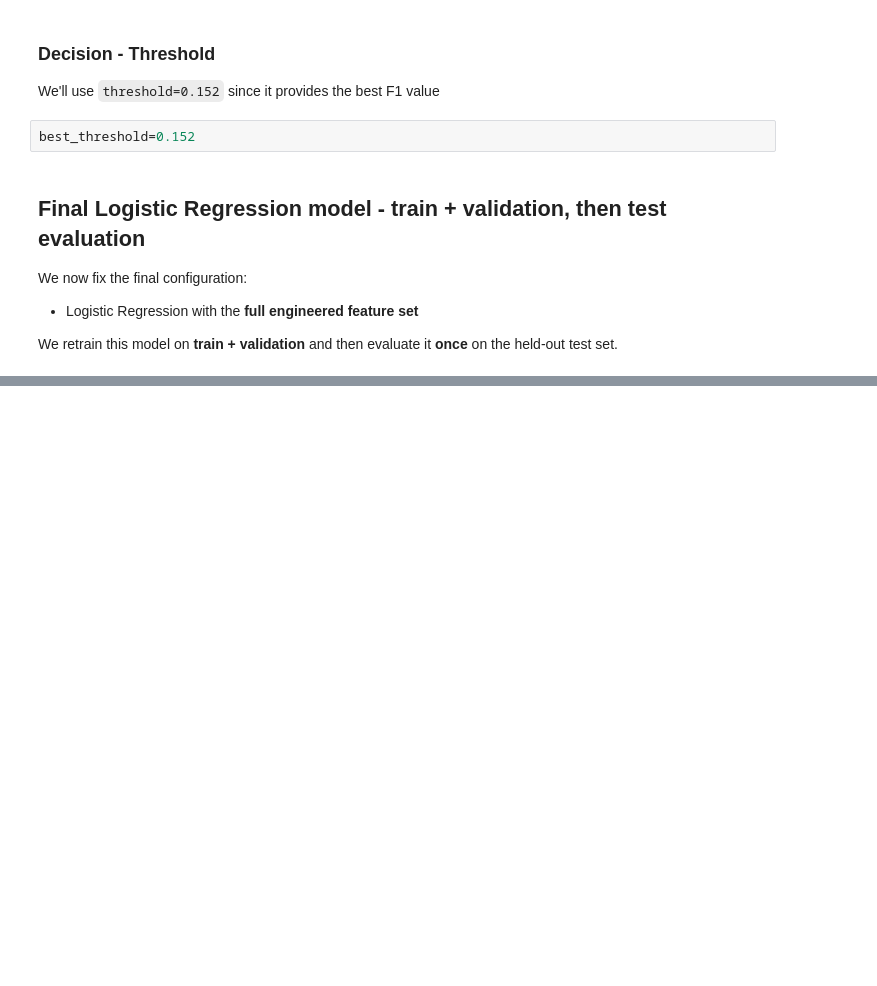
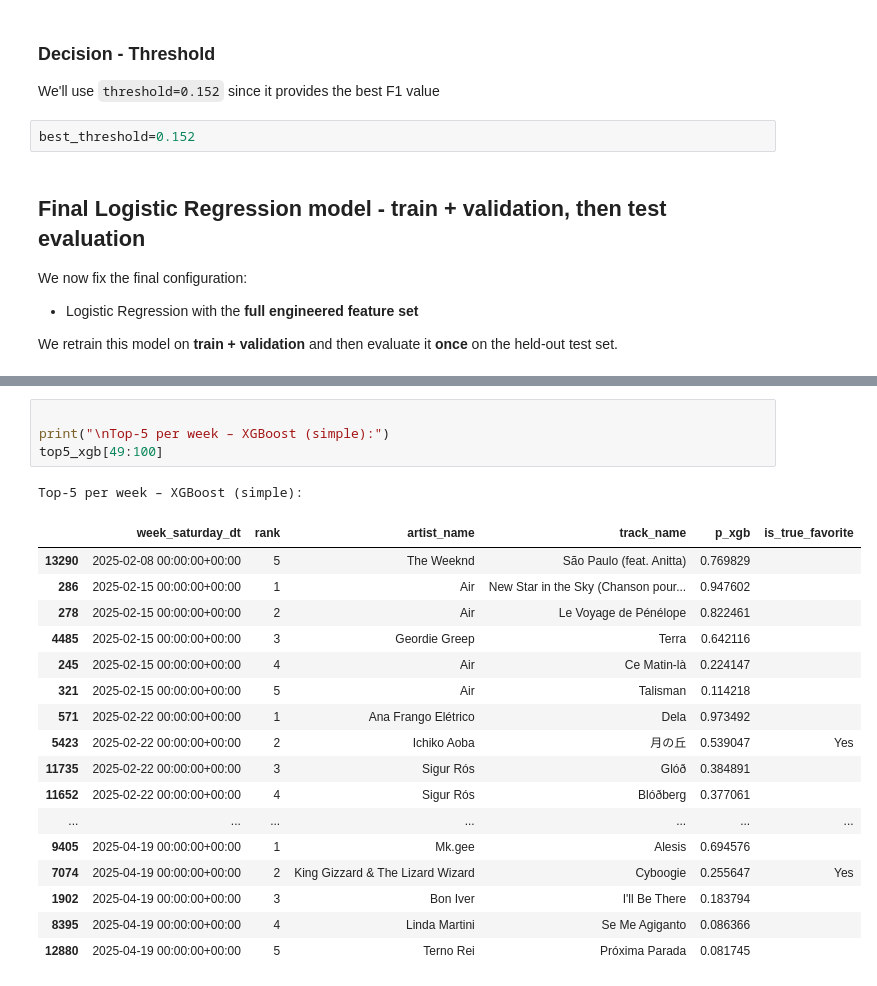
Before and after one commit to Tyainss/song-of-the-week, a Jupyter notebook: notebooks/01_model_training.ipynb, the cells around one changed output, grey strips where cells are left out. Drawn from its saved outputs; the diff is of its cells as text; blank space fills up the shorter version.

```diff
--- a/notebooks/01_model_training.ipynb
+++ b/notebooks/01_model_training.ipynb
@@ -577,0 +1245,23 @@ logreg_full_final      | ROC-AUC: 0.984 | PR-AUC: 0.256
+# %%
+
+print("\nTop-5 per week – XGBoost (simple):")
+top5_xgb[49:100]
+# %% [output]
+Top-5 per week – XGBoost (simple):
+|  | week_saturday_dt | rank | artist_name | track_name | p_xgb | is_true_favorite |
+| 13290 | 2025-02-08 00:00:00+00:00 | 5 | The Weeknd | São Paulo (feat. Anitta) | 0.769829 |  |
+| 286 | 2025-02-15 00:00:00+00:00 | 1 | Air | New Star in the Sky (Chanson pour... | 0.947602 |  |
+| 278 | 2025-02-15 00:00:00+00:00 | 2 | Air | Le Voyage de Pénélope | 0.822461 |  |
+| 4485 | 2025-02-15 00:00:00+00:00 | 3 | Geordie Greep | Terra | 0.642116 |  |
+| 245 | 2025-02-15 00:00:00+00:00 | 4 | Air | Ce Matin-là | 0.224147 |  |
+| 321 | 2025-02-15 00:00:00+00:00 | 5 | Air | Talisman | 0.114218 |  |
+| 571 | 2025-02-22 00:00:00+00:00 | 1 | Ana Frango Elétrico | Dela | 0.973492 |  |
+| 5423 | 2025-02-22 00:00:00+00:00 | 2 | Ichiko Aoba | 月の丘 | 0.539047 | Yes |
+| 11735 | 2025-02-22 00:00:00+00:00 | 3 | Sigur Rós | Glóð | 0.384891 |  |
+| 11652 | 2025-02-22 00:00:00+00:00 | 4 | Sigur Rós | Blóðberg | 0.377061 |  |
+| ... | ... | ... | ... | ... | ... | ... |
+| 9405 | 2025-04-19 00:00:00+00:00 | 1 | Mk.gee | Alesis | 0.694576 |  |
+| 7074 | 2025-04-19 00:00:00+00:00 | 2 | King Gizzard & The Lizard Wizard | Cyboogie | 0.255647 | Yes |
+| 1902 | 2025-04-19 00:00:00+00:00 | 3 | Bon Iver | I'll Be There | 0.183794 |  |
+| 8395 | 2025-04-19 00:00:00+00:00 | 4 | Linda Martini | Se Me Agiganto | 0.086366 |  |
+| 12880 | 2025-04-19 00:00:00+00:00 | 5 | Terno Rei | Próxima Parada | 0.081745 |  |
```
Also changed, not shown: parts of 44 cells of this notebook.
